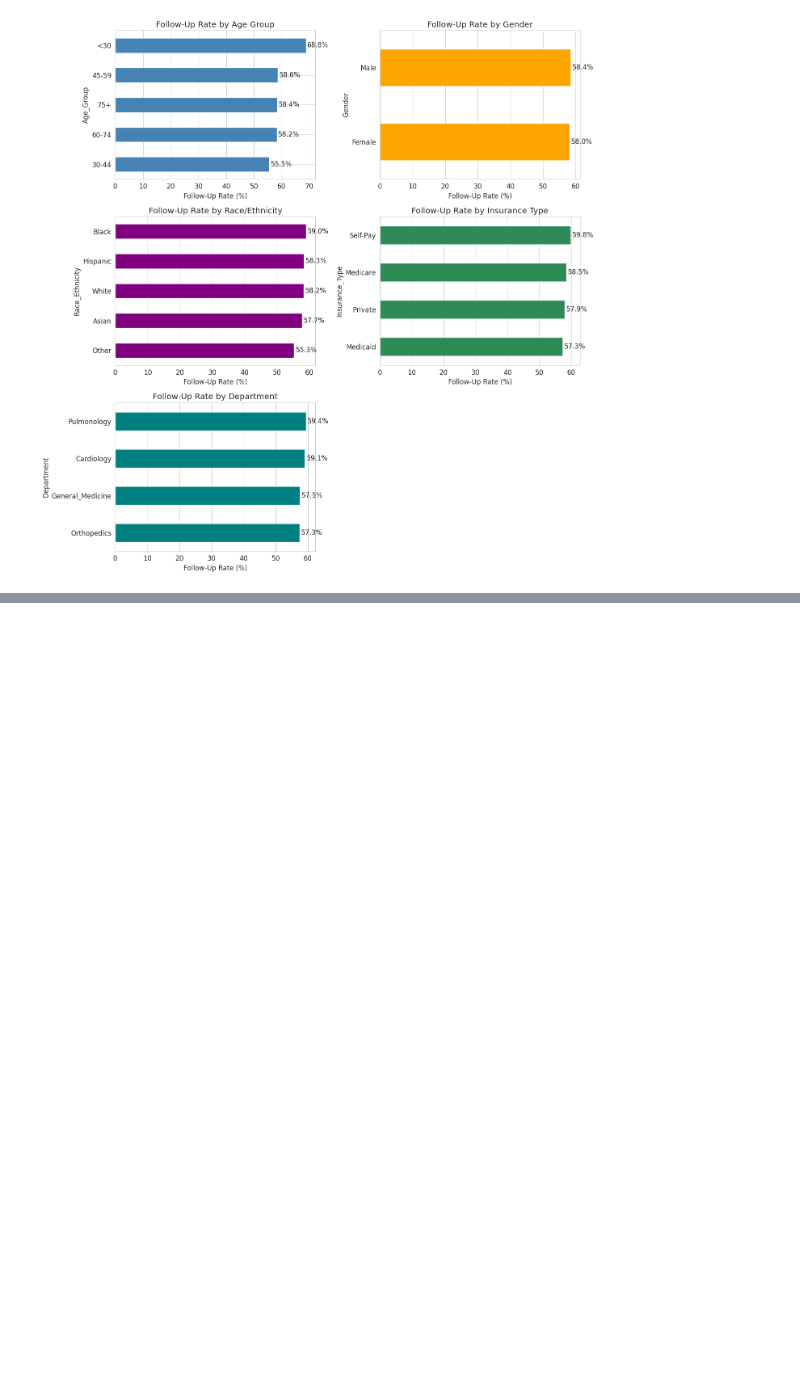
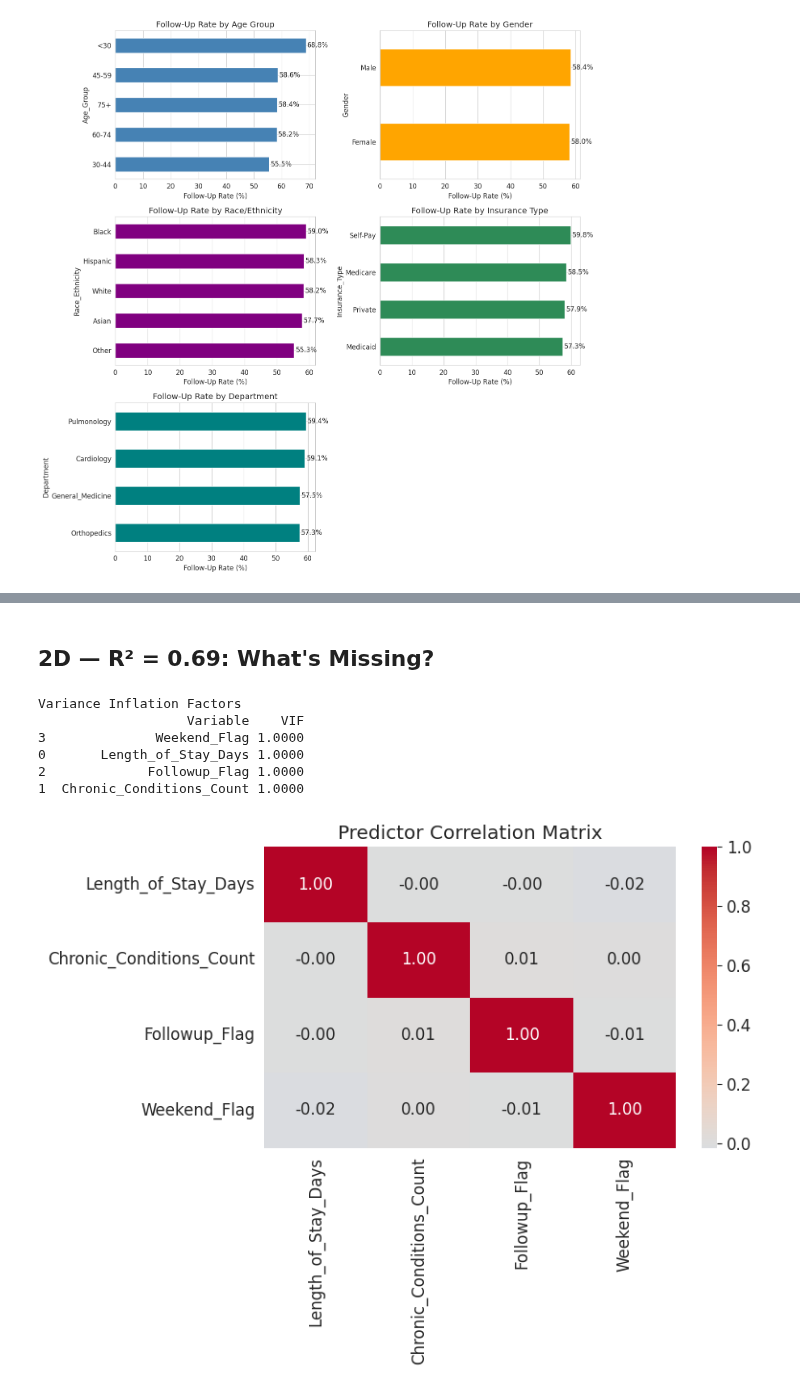
Before and after one commit to hawa1983/MG-628, a Jupyter notebook: Midterm_Regression_Project.ipynb, the cells around one changed output, grey strips where cells are left out. Saved outputs shown, nothing was run; the diff lists cells and outputs as text; code cells hidden in the pictures; blank space fills up the shorter version.

```diff
--- a/Midterm_Regression_Project.ipynb
+++ b/Midterm_Regression_Project.ipynb
@@ -2027,0 +2236,9 @@ plt.show()
+# %%
+# Add constant for intercept
+X_const = sm.add_constant(X)
+
+# Fit OLS model
+model = sm.OLS(y, X_const).fit()
+
+# Print summary
+print(model.summary())
@@ -2027,0 +2473,40 @@ plt.show()
+# %% [markdown]
+## 2D — R² = 0.69: What's Missing?
+# %%
+import pandas as pd
+import matplotlib.pyplot as plt
+import seaborn as sns
+
+from statsmodels.stats.outliers_influence import variance_inflation_factor
+
+# X should be the predictor dataframe used in the regression
+# Example:
+# X = df_analysis[["Length_of_Stay_Days", "Chronic_Conditions_Count", "Followup_Flag", "Weekend_Flag"]]
+
+# =========================================================
+# QUESTION 2D: What Is Missing from the Model?
+# =========================================================
+
+# --- Step 1: Compute VIF for multicollinearity ---
+vif = pd.DataFrame()
+vif["Variable"] = X.columns
+vif["VIF"] = [variance_inflation_factor(X_const.values, i + 1) for i in range(len(X.columns))]
+
+print("Variance Inflation Factors")
+print(vif.sort_values("VIF", ascending=False).round(3))
+
+# --- Step 2: Correlation heatmap ---
+plt.figure(figsize=(8, 6))
+sns.heatmap(X.corr(), annot=True, cmap="coolwarm", center=0, fmt=".2f")
+plt.title("Predictor Correlation Matrix")
+plt.tight_layout()
+plt.savefig("q2d_vif.png", dpi=150)
+plt.show()
+# %% [output]
+Variance Inflation Factors
+                   Variable    VIF
+3              Weekend_Flag 1.0000
+0       Length_of_Stay_Days 1.0000
+2             Followup_Flag 1.0000
+1  Chronic_Conditions_Count 1.0000
+[figure, added]
```
Also changed, not shown: parts of 35 cells of this notebook.
